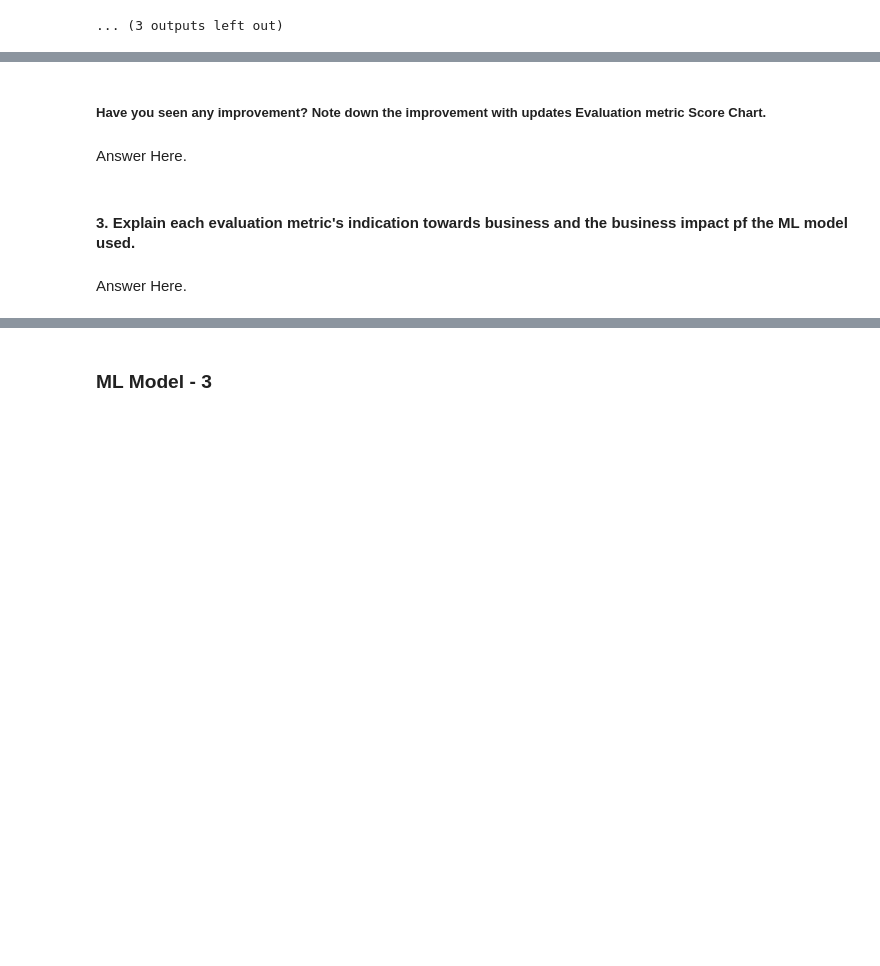
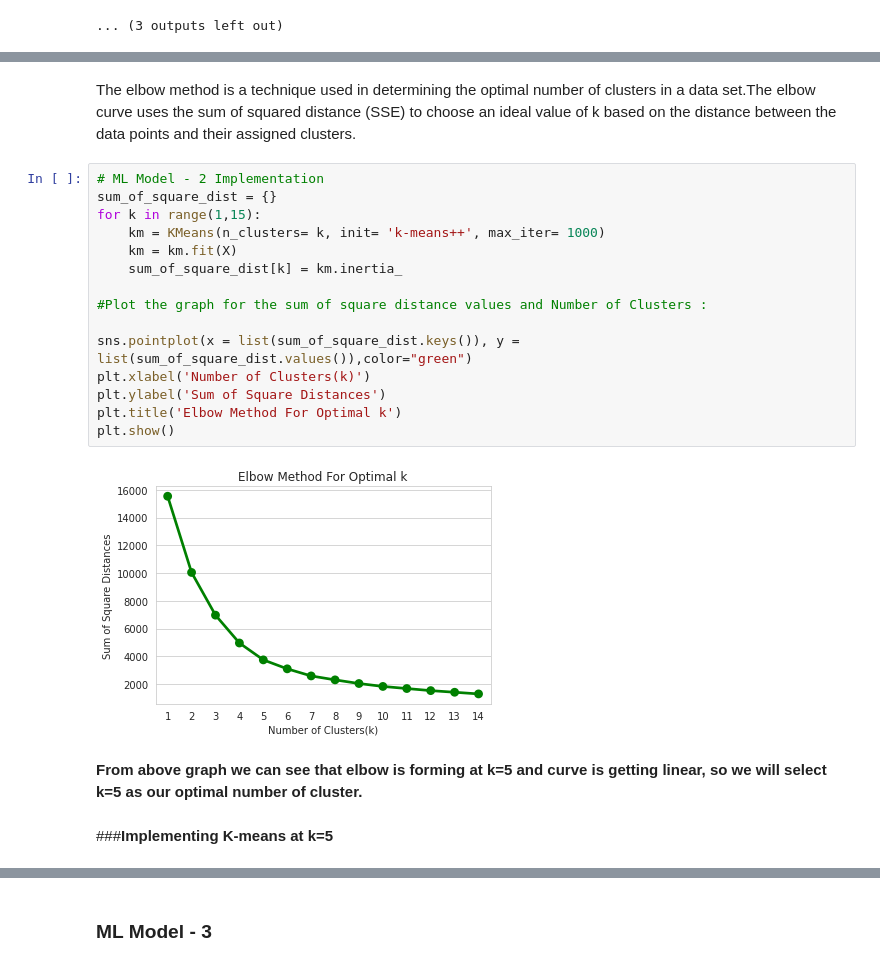
Before and after one commit to Kaushaljha488/NETFLIX_MOVIES_AND_TV_SHOWS_CLUSTERING, a Jupyter notebook: Kaushal_NETFLIX_MOVIES_AND_TV_SHOWS_CLUSTERING.ipynb, the cells around one changed output, grey strips where cells are left out. Drawn from its saved outputs; the diff is of its cells as text; blank space fills up the shorter version.

Commit message:
Elbow method

```diff
--- a/Kaushal_NETFLIX_MOVIES_AND_TV_SHOWS_CLUSTERING.ipynb
+++ b/Kaushal_NETFLIX_MOVIES_AND_TV_SHOWS_CLUSTERING.ipynb
@@ -1265,8 +1252,23 @@ Answer Here.
-# %% [markdown]
-##### Have you seen any improvement? Note down the improvement with updates Evaluation metric Score Chart.
-# %% [markdown]
-Answer Here.
-# %% [markdown]
-#### 3. Explain each evaluation metric's indication towards business and the business impact pf the ML model used.
-# %% [markdown]
-Answer Here.
+# %% [markdown]
+The elbow method is a technique used in determining the optimal number of clusters in a data set.The elbow curve uses the sum of squared distance (SSE) to choose an ideal value of k based on the distance between the data points and their assigned clusters.
+# %%
+# ML Model - 2 Implementation
+sum_of_square_dist = {}
+for k in range(1,15):
+    km = KMeans(n_clusters= k, init= 'k-means++', max_iter= 1000)
+    km = km.fit(X)
+    sum_of_square_dist[k] = km.inertia_
+
+#Plot the graph for the sum of square distance values and Number of Clusters :
+
+sns.pointplot(x = list(sum_of_square_dist.keys()), y = list(sum_of_square_dist.values()),color="green")
+plt.xlabel('Number of Clusters(k)')
+plt.ylabel('Sum of Square Distances')
+plt.title('Elbow Method For Optimal k')
+plt.show()
+# %% [output]
+[figure, added]
+# %% [markdown]
+**From above graph we can see that elbow is forming at k=5 and curve is getting linear, so we will select k=5 as our optimal number of cluster.**
+# %% [markdown]
+###**Implementing K-means at k=5**
```
Also changed, not shown: parts of 15 cells of this notebook.
